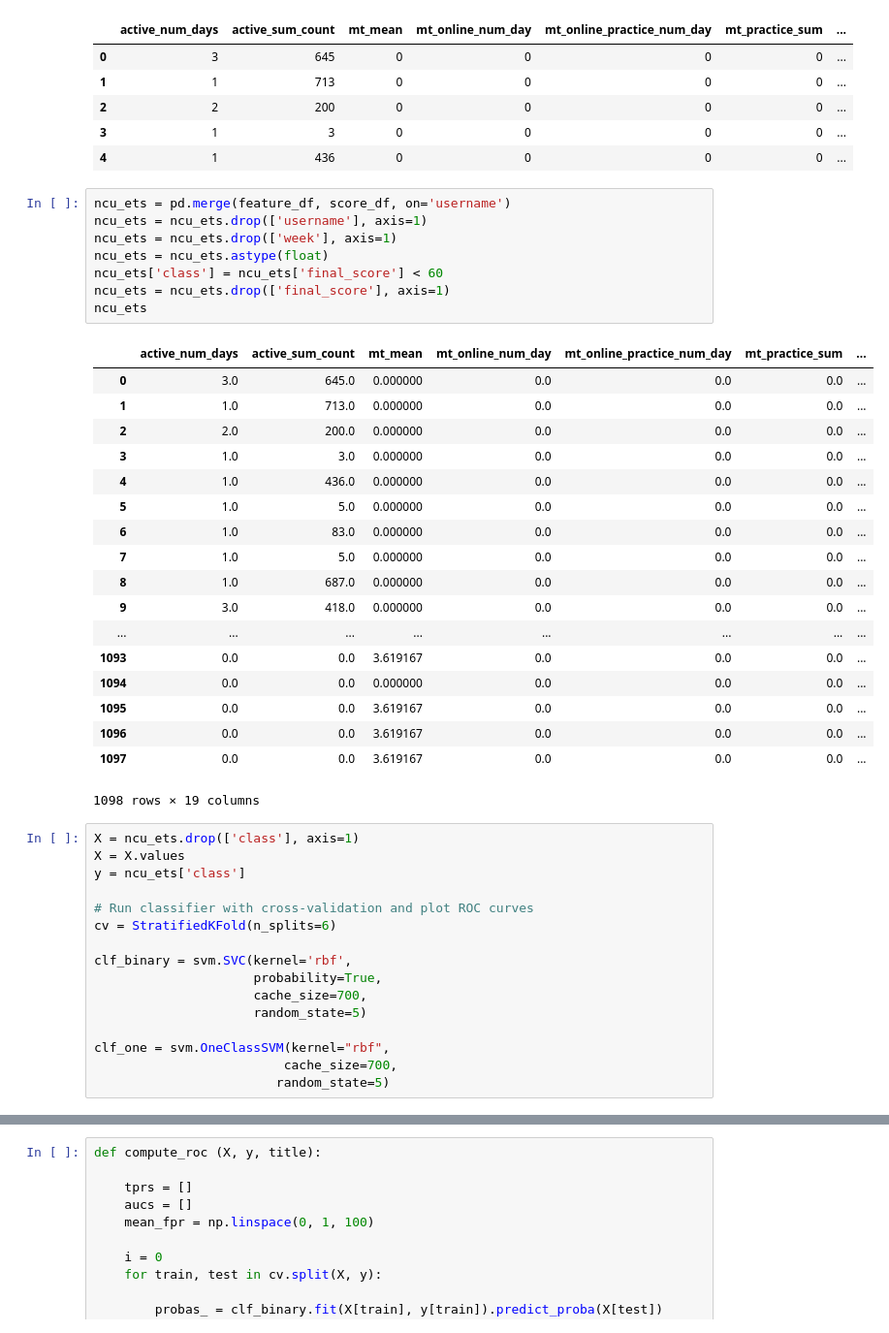
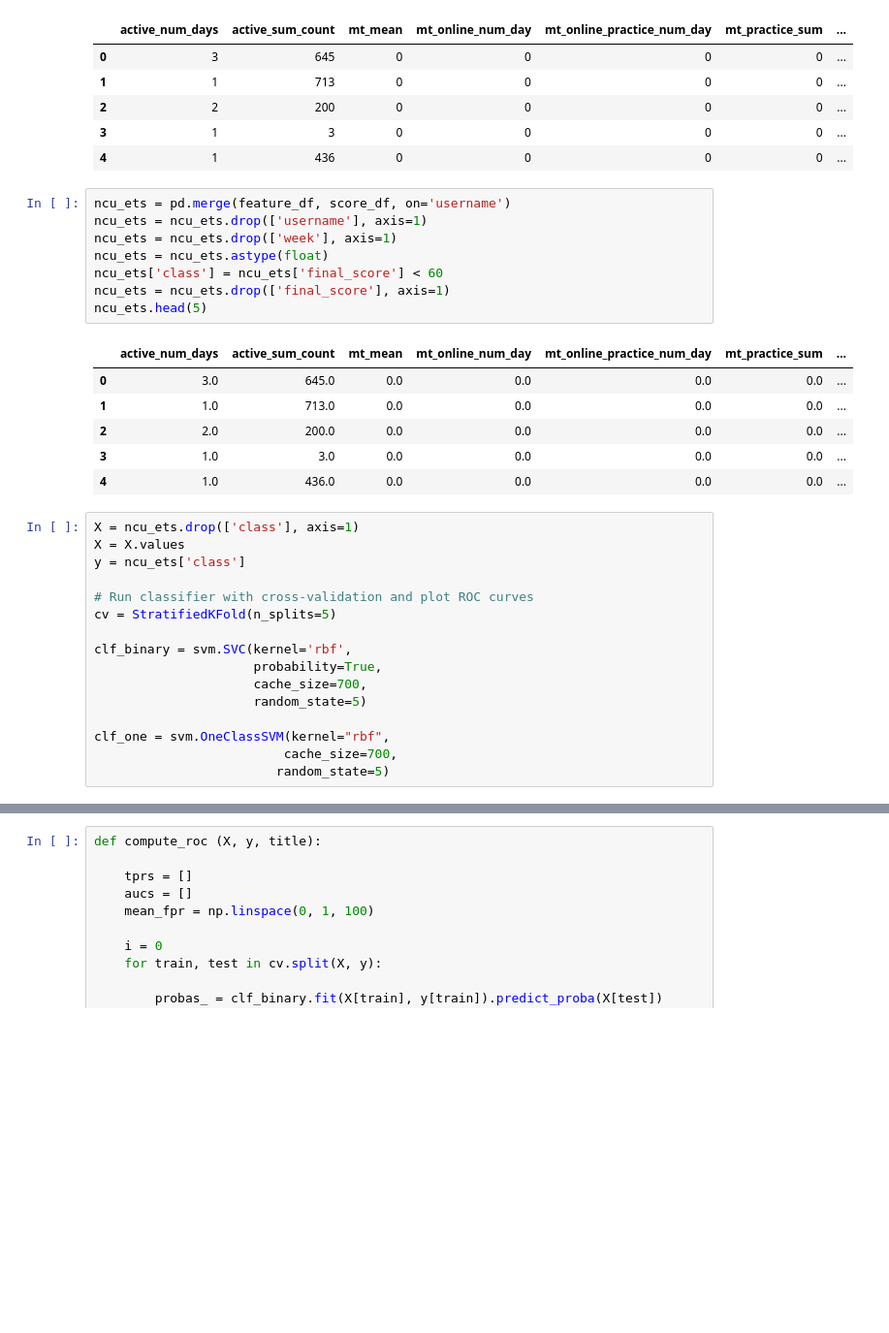
Before and after one commit to owen198/kslab, a Jupyter notebook: ds_comparision/ROC Curve.ipynb, the cells around one changed output, grey strips where cells are left out. Shown: that part at 97% size. Saved outputs shown, nothing was run; the diff lists cells and outputs as text; blank space fills up the shorter version.

```diff
--- a/ds_comparision/ROC Curve.ipynb
+++ b/ds_comparision/ROC Curve.ipynb
@@ -84,37 +84,25 @@ feature_df.head(5)
 # %%
 ncu_ets = pd.merge(feature_df, score_df, on='username')
 ncu_ets = ncu_ets.drop(['username'], axis=1)
 ncu_ets = ncu_ets.drop(['week'], axis=1)
 ncu_ets = ncu_ets.astype(float)
 ncu_ets['class'] = ncu_ets['final_score'] < 60
 ncu_ets = ncu_ets.drop(['final_score'], axis=1)
-ncu_ets
+ncu_ets.head(5)
 # %% [output]
 |  | active_num_days | active_sum_count | mt_mean | mt_online_num_day | mt_online_practice_num_day | mt_practice_sum | ... |
-| 0 | 3.0 | 645.0 | 0.000000 | 0.0 | 0.0 | 0.0 | ... |
-| 1 | 1.0 | 713.0 | 0.000000 | 0.0 | 0.0 | 0.0 | ... |
-| 2 | 2.0 | 200.0 | 0.000000 | 0.0 | 0.0 | 0.0 | ... |
-| 3 | 1.0 | 3.0 | 0.000000 | 0.0 | 0.0 | 0.0 | ... |
-| 4 | 1.0 | 436.0 | 0.000000 | 0.0 | 0.0 | 0.0 | ... |
-| 5 | 1.0 | 5.0 | 0.000000 | 0.0 | 0.0 | 0.0 | ... |
-| 6 | 1.0 | 83.0 | 0.000000 | 0.0 | 0.0 | 0.0 | ... |
-| 7 | 1.0 | 5.0 | 0.000000 | 0.0 | 0.0 | 0.0 | ... |
-| 8 | 1.0 | 687.0 | 0.000000 | 0.0 | 0.0 | 0.0 | ... |
-| 9 | 3.0 | 418.0 | 0.000000 | 0.0 | 0.0 | 0.0 | ... |
-| ... | ... | ... | ... | ... | ... | ... | ... |
-| 1093 | 0.0 | 0.0 | 3.619167 | 0.0 | 0.0 | 0.0 | ... |
-| 1094 | 0.0 | 0.0 | 0.000000 | 0.0 | 0.0 | 0.0 | ... |
-| 1095 | 0.0 | 0.0 | 3.619167 | 0.0 | 0.0 | 0.0 | ... |
-| 1096 | 0.0 | 0.0 | 3.619167 | 0.0 | 0.0 | 0.0 | ... |
-| 1097 | 0.0 | 0.0 | 3.619167 | 0.0 | 0.0 | 0.0 | ... |
+| 0 | 3.0 | 645.0 | 0.0 | 0.0 | 0.0 | 0.0 | ... |
+| 1 | 1.0 | 713.0 | 0.0 | 0.0 | 0.0 | 0.0 | ... |
+| 2 | 2.0 | 200.0 | 0.0 | 0.0 | 0.0 | 0.0 | ... |
+| 3 | 1.0 | 3.0 | 0.0 | 0.0 | 0.0 | 0.0 | ... |
+| 4 | 1.0 | 436.0 | 0.0 | 0.0 | 0.0 | 0.0 | ... |
-1098 rows × 19 columns
 # %%
 X = ncu_ets.drop(['class'], axis=1)
 X = X.values
 y = ncu_ets['class']
 
 # Run classifier with cross-validation and plot ROC curves
-cv = StratifiedKFold(n_splits=6)
+cv = StratifiedKFold(n_splits=5)
 
 clf_binary = svm.SVC(kernel='rbf',
                      probability=True,
```
Also changed, not shown: parts of 8 cells of this notebook.
